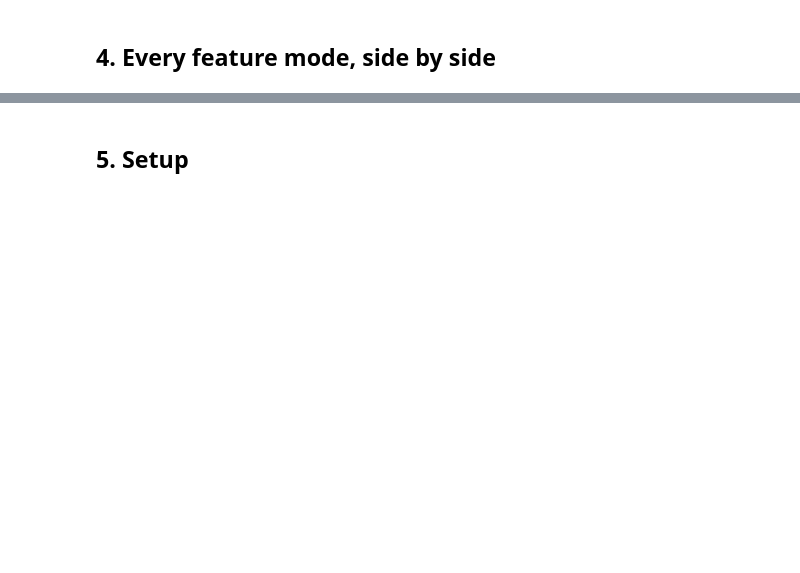
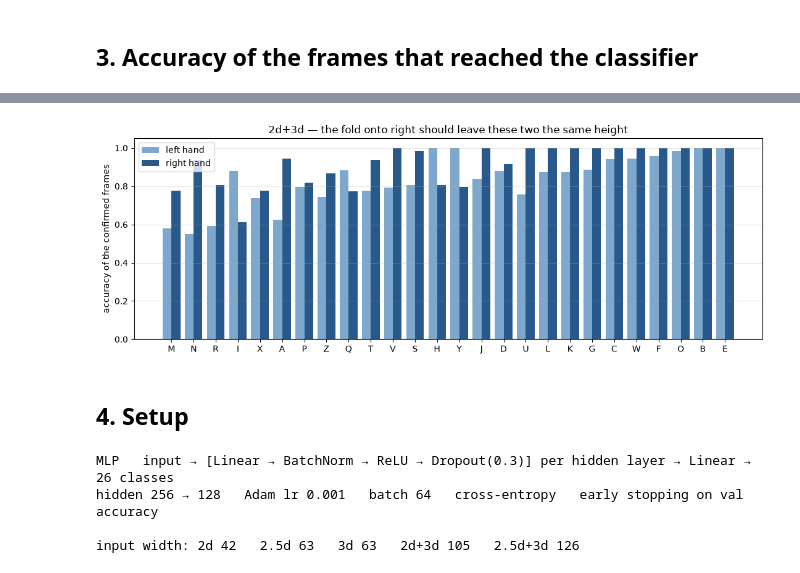
Before and after one commit to PaulMsk141/SIgn-Language-, a Jupyter notebook: experiments.ipynb, the cells around one changed output, grey strips where cells are left out. Cells and saved outputs as stored; diff of their text form; code cells hidden in the pictures; blank space fills up the shorter version.

Commit message:
add experiments.ipynb for visualization

```diff
--- a/experiments.ipynb
+++ b/experiments.ipynb
@@ -199,13 +140,0 @@ for mode in MODES:
-# %%
-# Row-normalised so the colour means per-class recall: a rare class and a common one
-# at the same accuracy get the same green. Raw counts would just colour by support.
-# No cell numbers -- 24x24 of them is unreadable, and report 2 has the per-class figures.
-for mode in MODES:
-    d = runs[mode]
-    fig, ax = plt.subplots(figsize=(9, 8))
-    ConfusionMatrixDisplay.from_predictions(
-        d["y_true"], d["y_pred"], ax=ax, normalize="true", cmap="RdYlGn",
-        include_values=False, xticks_rotation="vertical")
-    ax.set_title(f"{mode} \u2014 test capture (red low, green high)")
-    fig.tight_layout()
-    plt.show()
@@ -219,2 +140,0 @@ for mode in MODES:
-# %% [markdown]
-## 4. Every feature mode, side by side
@@ -242,0 +141,53 @@ table.round(4)
+# %% [markdown]
+## 3. Accuracy of the frames that reached the classifier
+# %%
+# Everything below is marked out of the frames that reached the classifier, so the
+# detector's misses are set aside and what remains is the model's own doing; section 1
+# holds the other denominator. Left and right are given apart as well as together,
+# because the fold onto right happens before the model sees a hand: a gap between
+# those two columns is the fold going wrong, not one hand being harder to read.
+letters = sorted(set(TRUTH.tolist()))
+of = {c: TRUTH == c for c in letters}
+LEFT = runs[RANKED[0]]["left"].astype(bool)
+HANDS = {"all": np.ones(N, bool), "left": LEFT, "right": ~LEFT}
+
+
+def confirmed_acc(mode, rows):
+    """Share of the confirmed frames within `rows` that came out the right letter."""
+    d = runs[mode]
+    sure = rows & (d["palm"] >= PALM_MIN) & (d["presence"] >= PRESENCE_MIN)
+    return (d["y_true"] == d["y_pred"])[sure].mean() if sure.any() else np.nan
+
+
+def show(df, places=0):
+    """-> the same frame as percentage strings, with a dash where nothing was scored."""
+    return df.apply(lambda s: s.map(
+        lambda v: "-" if np.isnan(v) else f"{v:.{places}%}"))
+
+
+overall = pd.DataFrame({h: [confirmed_acc(m, rows) for m in RANKED]
+                        for h, rows in HANDS.items()}, index=RANKED)
+print("overall, of the confirmed frames\n")
+print(show(overall, 2).to_string())
+
+per = pd.DataFrame({(m, h): [confirmed_acc(m, of[c] & rows) for c in letters]
+                    for m in RANKED for h, rows in HANDS.items()}, index=letters)
+per = per.sort_values((RANKED[0], "all"))
+print(f"\nper letter, of the confirmed frames, worst first by {RANKED[0]}\n")
+print(show(per).to_string())
+
+best = RANKED[0]
+x = np.arange(len(per.index))
+fig, ax = plt.subplots(figsize=(11, 4))
+for off, hand, shade in ((-0.2, "left", "#7da7cc"), (0.2, "right", "#28598a")):
+    ax.bar(x + off, [confirmed_acc(best, of[c] & HANDS[hand]) for c in per.index],
+           0.4, label=f"{hand} hand", color=shade)
+ax.set_xticks(x, per.index)
+ax.set_ylim(0, 1.05)
+ax.set_ylabel("accuracy of the confirmed frames")
+ax.set_title(f"{best} \u2014 the fold onto right should leave these two the same height")
+ax.grid(axis="y", alpha=0.3)
+ax.legend()
+fig.tight_layout()
+plt.show()
+# %% [output]
@@ -243,12 +211,18 @@ table.round(4)
+[figure, added]
 # %% [markdown]
-## 5. Setup
+## 4. Setup
 # %%
 d = runs[MODES[0]]
 hidden = " \u2192 ".join(str(int(h)) for h in d["hidden"])
 print(f"MLP   input \u2192 [Linear \u2192 BatchNorm \u2192 ReLU \u2192 "
       f"Dropout({float(d['dropout'])})] per hidden layer \u2192 Linear \u2192 "
-      f"{len(set(d['y_true']))} classes")
+      f"{len(letters)} classes")
 print(f"hidden {hidden}   Adam lr {float(d['lr'])}   batch {int(d['batch_size'])}   "
       f"cross-entropy   early stopping on val accuracy")
 print("\ninput width: " + "   ".join(
     f"{m} {int(runs[m]['dims'])}" for m in sorted(runs, key=lambda m: int(runs[m]["dims"]))))
+# %% [output]
+MLP   input → [Linear → BatchNorm → ReLU → Dropout(0.3)] per hidden layer → Linear → 26 classes
+hidden 256 → 128   Adam lr 0.001   batch 64   cross-entropy   early stopping on val accuracy
+
+input width: 2d 42   2.5d 63   3d 63   2d+3d 105   2.5d+3d 126
```
Also changed, not shown: parts of 13 cells of this notebook, 1 other file.
